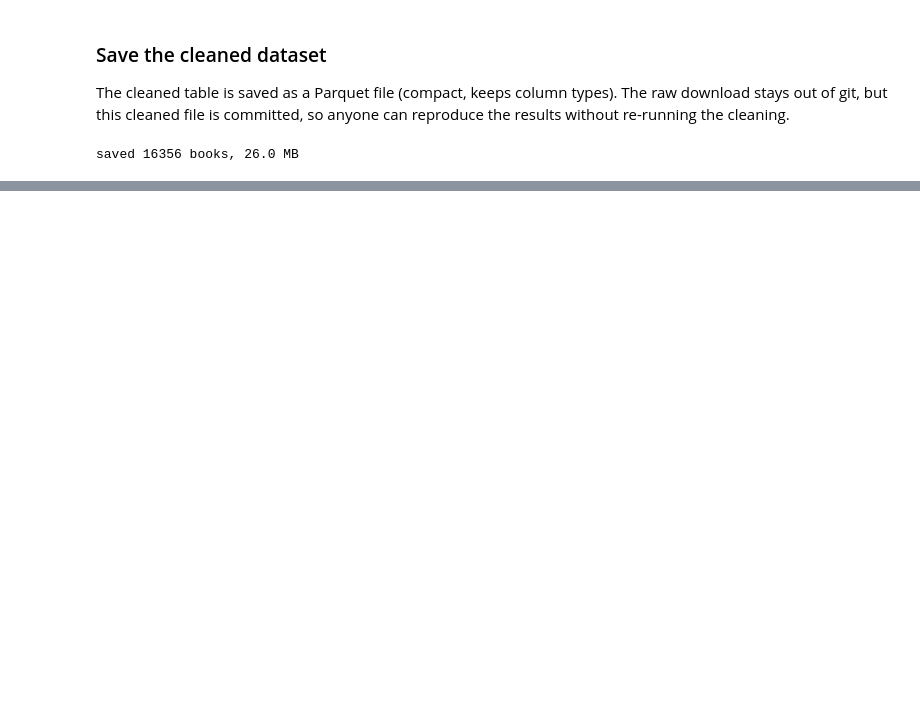
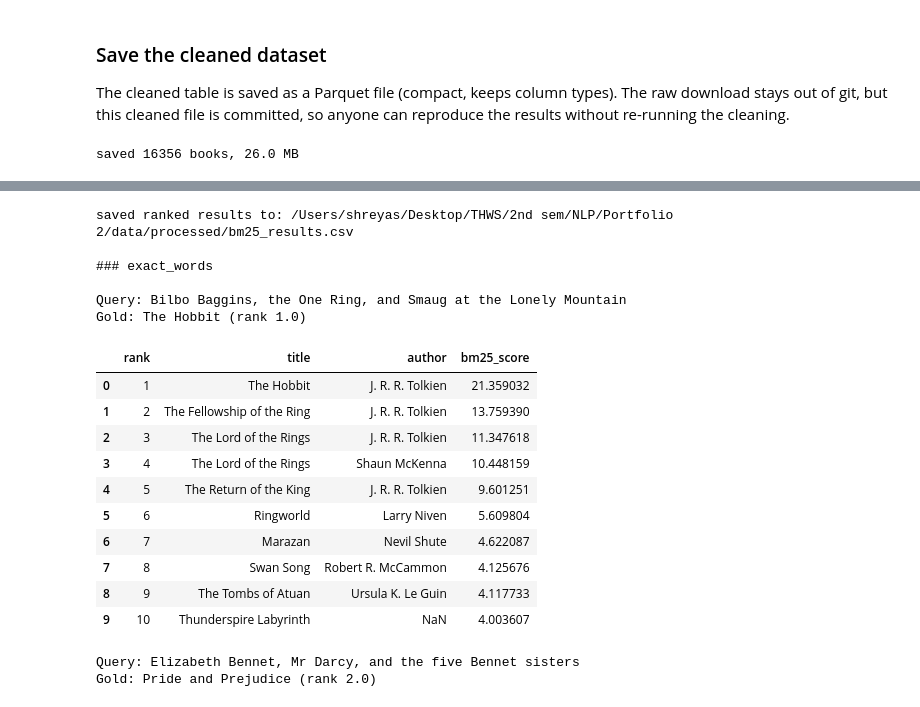
Before and after one commit to Shreyasgowda6/Tip_of_the_Tongue_Book, a Jupyter notebook: notebooks/book_finder.ipynb, the cells around one changed output, grey strips where cells are left out. Cells and saved outputs as stored; diff of their text form; code cells hidden in the pictures; blank space fills up the shorter version.

```diff
--- a/notebooks/book_finder.ipynb
+++ b/notebooks/book_finder.ipynb
@@ -23,7 +23,11 @@ import json
 import pandas as pd
 from pathlib import Path
 
-PATH = Path("../data/raw/booksummaries/booksummaries.txt")
+ROOT = Path.cwd()
+if not (ROOT / "data").exists() and (ROOT.parent / "data").exists():
+    ROOT = ROOT.parent
+
+PATH = ROOT / "data/raw/booksummaries/booksummaries.txt"
 print("file found:", PATH.exists())
 
 COLS = ["wiki_id", "freebase_id", "title", "author", "pub_date", "genres", "summary"]
@@ -458,6 +462,7 @@ def clean_summary(text):
     text = re.sub(r"={2,}[^=]{0,100}={2,}", " ", text)
     text = re.sub(r"={2,}", " ", text)
     text = html.unescape(text)
+    text = re.sub(r"<ref\b[^>]*$", " ", text, flags=re.IGNORECASE)  # malformed trailing ref tag
     text = text.replace("[[", "").replace("]]", "")   # malformed leftovers
     return re.sub(r"\s+", " ", text).strip()
 
@@ -466,6 +471,7 @@ df["summary_words"] = df["summary"].str.split().str.len()
 
 print("rows now under 20 words:", (df["summary_words"] < MIN_WORDS).sum())
 print("wiki-link leftovers:", df["summary"].str.contains(r"\[\[|\]\]").sum())
+print("html leftovers:", df["summary"].str.contains(html_pat).sum())
 print("remaining books:", len(df))
 # %% [output]
 rows now under 20 words: 0
@@ -487,0 +539,9 @@ saved 16356 books, 26.0 MB
+# %%
+# Tokenize and build a BM25 index over all cleaned books.
+corpus_tokens = bm25s.tokenize(corpus)
+retriever = bm25s.BM25()
+retriever.index(corpus_tokens)
+
+# Save only the sparse index; book metadata is loaded from the Parquet table.
+retriever.save(str(INDEX_PATH))
+print("saved BM25 index to:", INDEX_PATH)
@@ -487,0 +554,63 @@ saved 16356 books, 26.0 MB
+# %%
+TOP_K = 10
+result_rows = []
+
+for _, qrow in queries.iterrows():
+    started = time.perf_counter()
+    query_tokens = bm25s.tokenize(qrow["query"])
+    doc_ids, scores = retriever.retrieve(query_tokens, k=TOP_K)
+    elapsed_ms = (time.perf_counter() - started) * 1000
+
+    ranked_ids = doc_ids[0].astype(int).tolist()
+    ranked_scores = scores[0].astype(float).tolist()
+    gold_row = df.index[df["wiki_id"] == qrow["gold_wiki_id"]][0]
+    gold_rank = ranked_ids.index(int(gold_row)) + 1 if int(gold_row) in ranked_ids else None
+
+    for rank, (doc_id, score) in enumerate(zip(ranked_ids, ranked_scores), start=1):
+        book = df.iloc[doc_id]
+        result_rows.append({
+            "query": qrow["query"],
+            "group": qrow["group"],
+            "gold_wiki_id": qrow["gold_wiki_id"],
+            "gold_rank": gold_rank,
+            "rank": rank,
+            "wiki_id": book["wiki_id"],
+            "title": book["title"],
+            "author": book["author"],
+            "bm25_score": score,
+            "latency_ms": elapsed_ms,
+        })
+
+bm25_results = pd.DataFrame(result_rows)
+bm25_results.to_csv(RESULTS_PATH, index=False)
+print("saved ranked results to:", RESULTS_PATH)
+
+# Show two complete ranked lists from each group before looking at aggregate scores.
+for group in queries["group"].drop_duplicates():
+    print(f"\n### {group}")
+    examples = queries.loc[queries["group"] == group].head(2)
+    for _, qrow in examples.iterrows():
+        ranks = bm25_results[bm25_results["query"] == qrow["query"]].sort_values("rank")
+        gold = df.loc[df["wiki_id"] == qrow["gold_wiki_id"], "title"].iloc[0]
+        print(f"\nQuery: {qrow['query']}\nGold: {gold} (rank {ranks['gold_rank'].iloc[0]})")
+        display(ranks[["rank", "title", "author", "bm25_score"]])
+# %% [output]
+saved ranked results to: /Users/shreyas/Desktop/THWS/2nd sem/NLP/Portfolio 2/data/processed/bm25_results.csv
+
+### exact_words
+
+Query: Bilbo Baggins, the One Ring, and Smaug at the Lonely Mountain
+Gold: The Hobbit (rank 1.0)
+|  | rank | title | author | bm25_score |
+| 0 | 1 | The Hobbit | J. R. R. Tolkien | 21.359032 |
+| 1 | 2 | The Fellowship of the Ring | J. R. R. Tolkien | 13.759390 |
+| 2 | 3 | The Lord of the Rings | J. R. R. Tolkien | 11.347618 |
+| 3 | 4 | The Lord of the Rings | Shaun McKenna | 10.448159 |
+| 4 | 5 | The Return of the King | J. R. R. Tolkien | 9.601251 |
+| 5 | 6 | Ringworld | Larry Niven | 5.609804 |
+| 6 | 7 | Marazan | Nevil Shute | 4.622087 |
+| 7 | 8 | Swan Song | Robert R. McCammon | 4.125676 |
+| 8 | 9 | The Tombs of Atuan | Ursula K. Le Guin | 4.117733 |
+| 9 | 10 | Thunderspire Labyrinth | NaN | 4.003607 |
+Query: Elizabeth Bennet, Mr Darcy, and the five Bennet sisters
+Gold: Pride and Prejudice (rank 2.0)
```
Also changed, not shown: parts of 35 cells of this notebook, 21 other files.
